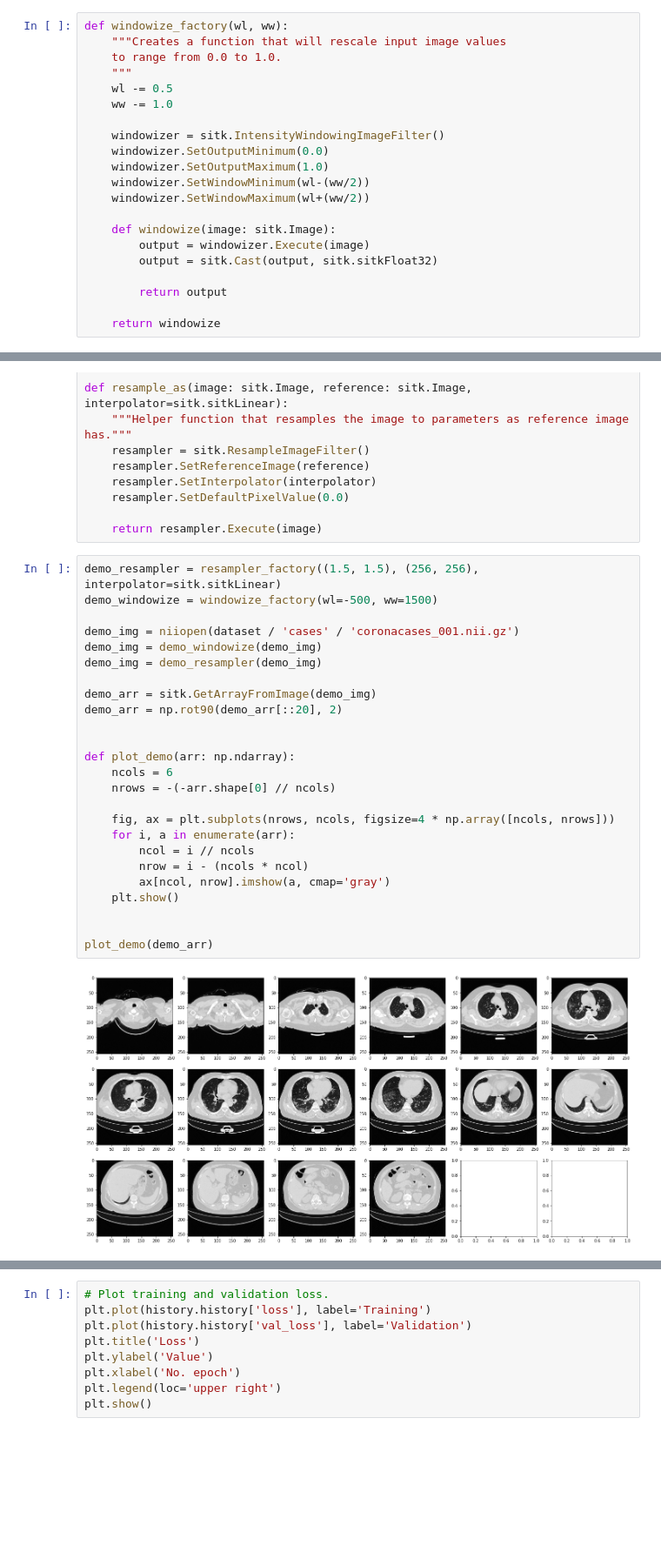
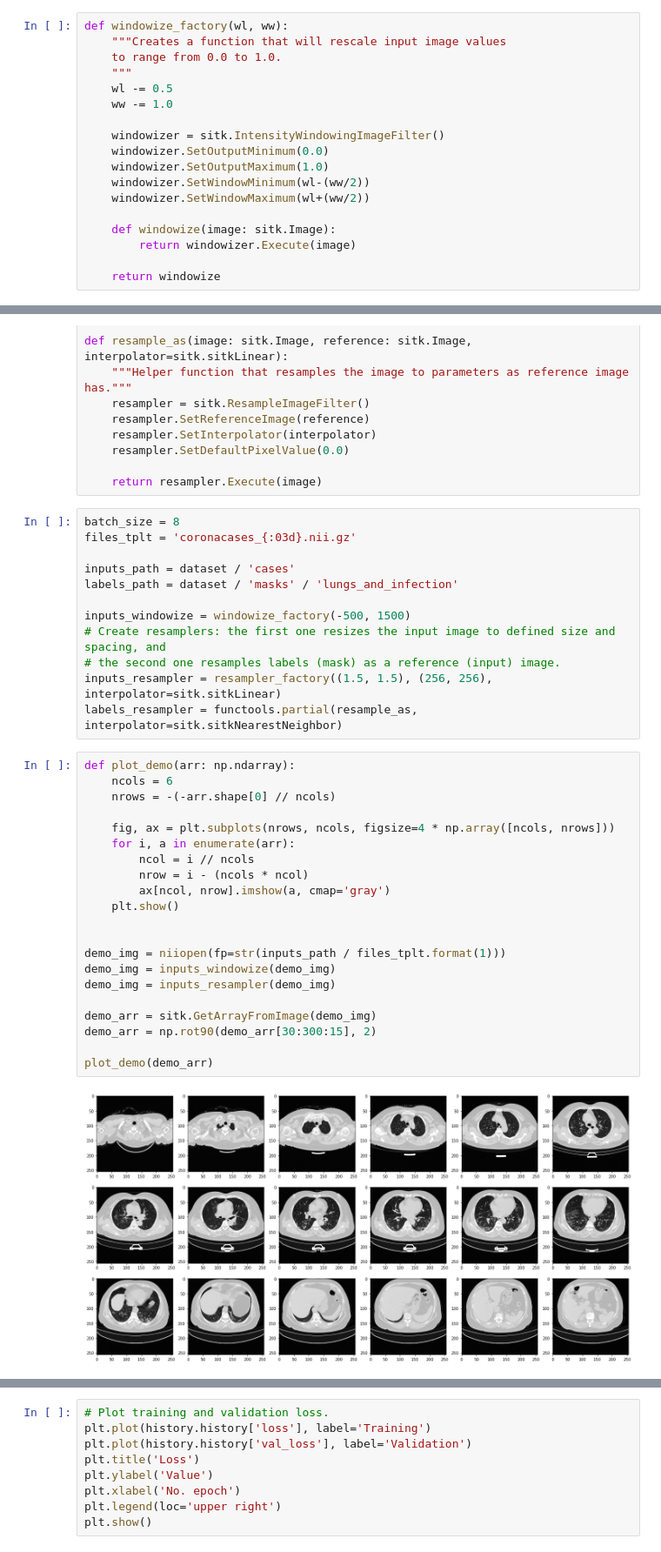
Before and after one commit to PinchukTS/covid19-ai, a Jupyter notebook: bcdu_net_d3.ipynb, the cells around one changed output, grey strips where cells are left out. Shown at 87% size. Saved outputs shown, nothing was run; the diff lists cells and outputs as text; blank space fills up the shorter version.

```diff
--- a/bcdu_net_d3.ipynb
+++ b/bcdu_net_d3.ipynb
@@ -56,10 +50,7 @@ def windowize_factory(wl, ww):
     windowizer.SetWindowMaximum(wl+(ww/2))
 
     def windowize(image: sitk.Image):
-        output = windowizer.Execute(image)
-        output = sitk.Cast(output, sitk.sitkFloat32)
-
-        return output
+        return windowizer.Execute(image)
 
     return windowize
 # %%
@@ -122,31 +113,39 @@ def resample_as(image: sitk.Image, reference: sitk.Image, interpolator=sitk.sitk
     resampler.SetDefaultPixelValue(0.0)
 
     return resampler.Execute(image)
+# %%
+batch_size = 8
+files_tplt = 'coronacases_{:03d}.nii.gz'
+
+inputs_path = dataset / 'cases'
+labels_path = dataset / 'masks' / 'lungs_and_infection'
+
+inputs_windowize = windowize_factory(-500, 1500)
+# Create resamplers: the first one resizes the input image to defined size and spacing, and
+# the second one resamples labels (mask) as a reference (input) image.
+inputs_resampler = resampler_factory((1.5, 1.5), (256, 256), interpolator=sitk.sitkLinear)
+labels_resampler = functools.partial(resample_as, interpolator=sitk.sitkNearestNeighbor)
 # %%
-demo_resampler = resampler_factory((1.5, 1.5), (256, 256), interpolator=sitk.sitkLinear)
-demo_windowize = windowize_factory(wl=-500, ww=1500)
-
-demo_img = niiopen(dataset / 'cases' / 'coronacases_001.nii.gz')
-demo_img = demo_windowize(demo_img)
-demo_img = demo_resampler(demo_img)
-
-demo_arr = sitk.GetArrayFromImage(demo_img)
-demo_arr = np.rot90(demo_arr[::20], 2)
-
-
 def plot_demo(arr: np.ndarray):
     ncols = 6
     nrows = -(-arr.shape[0] // ncols)
 
     fig, ax = plt.subplots(nrows, ncols, figsize=4 * np.array([ncols, nrows]))
     for i, a in enumerate(arr):
         ncol = i // ncols
         nrow = i - (ncols * ncol)
         ax[ncol, nrow].imshow(a, cmap='gray')
     plt.show()
 
 
+demo_img = niiopen(fp=str(inputs_path / files_tplt.format(1)))
+demo_img = inputs_windowize(demo_img)
+demo_img = inputs_resampler(demo_img)
+
+demo_arr = sitk.GetArrayFromImage(demo_img)
+demo_arr = np.rot90(demo_arr[30:300:15], 2)
+
 plot_demo(demo_arr)
 # %% [output]
-[figure, old version]
+[figure, new version]
 # %%
```
Also changed, not shown: parts of 21 cells of this notebook.
